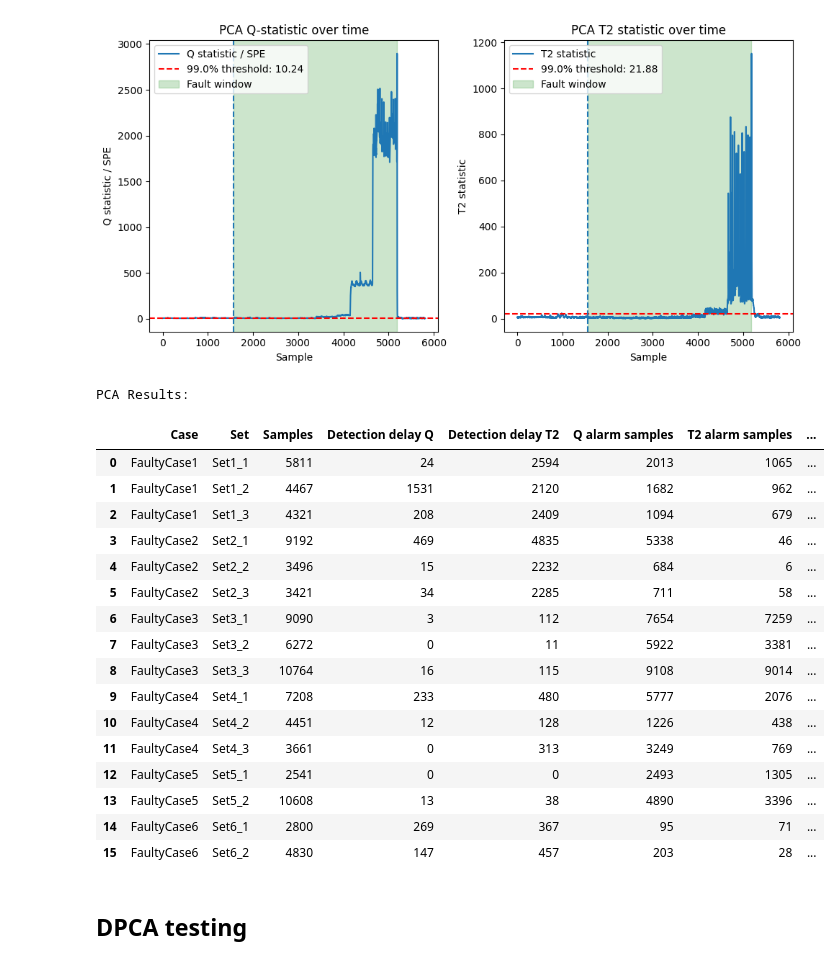
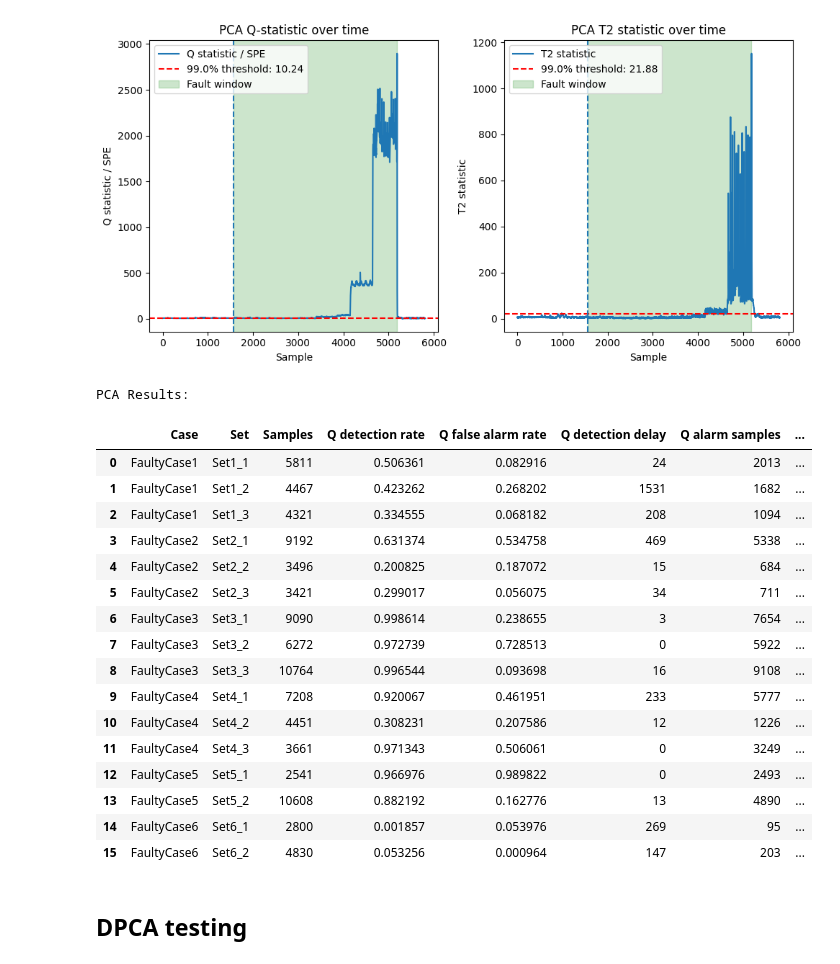
Before and after one commit to PeterAndersen-sdu/Fault-detection-project, a Jupyter notebook: main_with_scree_cumulative_variance_metrics.ipynb, the cells around one changed output. Drawn from its saved outputs; the diff is of its cells as text; code cells hidden in the pictures.

```diff
--- a/main_with_scree_cumulative_variance.ipynb
+++ b/main_with_scree_cumulative_variance_metrics.ipynb
@@ -727,58 +776,80 @@ PCA on Set1_1: Number of Q-statistic alarm samples: 2013 of 5811 samples
 PCA on Set1_1: Number of T2 statistic alarm samples: 1065 of 5811 samples
 [figure]
 # %%
-
 # PCA evaluation on all faulty/test sets.
 # Uses all fault windows and preserves sample index.
 
 pca_results = []
 
 for case_name, case_sets in zip(se_windows.keys(), fc_sets):
     for set_name, dataset in case_sets.items():
         X_fault = dataset.sensors
         windows = se_windows[case_name][set_name]
 
         Z_fault = pca_transform(X_fault, pca_model)
         q_fault = q_statistic(X_fault, Z_fault, pca_model)
         t2_fault = t2_statistic(Z_fault, pca_model)
 
         q_alarm_mask = (q_fault > threshold_q_pca).to_numpy()
         t2_alarm_mask = (t2_fault > threshold_t2_pca).to_numpy()
 
+        q_metrics = compute_detection_metrics(
+            q_alarm_mask,
+            windows,
+            q_fault.index,
+        )
+
+        t2_metrics = compute_detection_metrics(
+            t2_alarm_mask,
+            windows,
+            t2_fault.index,
+        )
+
         pca_results.append({
             "Case": case_name,
             "Set": set_name,
             "Samples": len(X_fault),
-            "Detection delay Q": first_detection_delay(q_alarm_mask, windows, q_fault.index),
-            "Detection delay T2": first_detection_delay(t2_alarm_mask, windows, t2_fault.index),
+
+            "Q detection rate": q_metrics["Detection rate"],
+            "Q false alarm rate": q_metrics["False alarm rate"],
+            "Q detection delay": q_metrics["Detection delay"],
             "Q alarm samples": int(np.sum(q_alarm_mask)),
+            "Q alarm samples in fault window": q_metrics["Alarm samples in fault window"],
+            "Q false alarm samples": q_metrics["False alarm samples"],
+
+            "T2 detection rate": t2_metrics["Detection rate"],
+            "T2 false alarm rate": t2_metrics["False alarm rate"],
+            "T2 detection delay": t2_metrics["Detection delay"],
             "T2 alarm samples": int(np.sum(t2_alarm_mask)),
-            "Q false alarms": count_false_alarms(q_alarm_mask, windows, q_fault.index),
-            "T2 false alarms": count_false_alarms(t2_alarm_mask, windows, t2_fault.index),
+            "T2 alarm samples in fault window": t2_metrics["Alarm samples in fault window"],
+            "T2 false alarm samples": t2_metrics["False alarm samples"],
+
+            "Fault samples": q_metrics["Fault samples"],
+            "Normal samples": q_metrics["Normal samples"],
         })
 
 pca_results_df = pd.DataFrame(pca_results)
 print("PCA Results:")
 pca_results_df
 # %% [output]
 PCA Results:
-|  | Case | Set | Samples | Detection delay Q | Detection delay T2 | Q alarm samples | T2 alarm samples | ... |
-| 0 | FaultyCase1 | Set1_1 | 5811 | 24 | 2594 | 2013 | 1065 | ... |
-| 1 | FaultyCase1 | Set1_2 | 4467 | 1531 | 2120 | 1682 | 962 | ... |
-| 2 | FaultyCase1 | Set1_3 | 4321 | 208 | 2409 | 1094 | 679 | ... |
-| 3 | FaultyCase2 | Set2_1 | 9192 | 469 | 4835 | 5338 | 46 | ... |
-| 4 | FaultyCase2 | Set2_2 | 3496 | 15 | 2232 | 684 | 6 | ... |
-| 5 | FaultyCase2 | Set2_3 | 3421 | 34 | 2285 | 711 | 58 | ... |
-| 6 | FaultyCase3 | Set3_1 | 9090 | 3 | 112 | 7654 | 7259 | ... |
-| 7 | FaultyCase3 | Set3_2 | 6272 | 0 | 11 | 5922 | 3381 | ... |
-| 8 | FaultyCase3 | Set3_3 | 10764 | 16 | 115 | 9108 | 9014 | ... |
-| 9 | FaultyCase4 | Set4_1 | 7208 | 233 | 480 | 5777 | 2076 | ... |
-| 10 | FaultyCase4 | Set4_2 | 4451 | 12 | 128 | 1226 | 438 | ... |
-| 11 | FaultyCase4 | Set4_3 | 3661 | 0 | 313 | 3249 | 769 | ... |
-| 12 | FaultyCase5 | Set5_1 | 2541 | 0 | 0 | 2493 | 1305 | ... |
-| 13 | FaultyCase5 | Set5_2 | 10608 | 13 | 38 | 4890 | 3396 | ... |
-| 14 | FaultyCase6 | Set6_1 | 2800 | 269 | 367 | 95 | 71 | ... |
-| 15 | FaultyCase6 | Set6_2 | 4830 | 147 | 457 | 203 | 28 | ... |
+|  | Case | Set | Samples | Q detection rate | Q false alarm rate | Q detection delay | Q alarm samples | ... |
+| 0 | FaultyCase1 | Set1_1 | 5811 | 0.506361 | 0.082916 | 24 | 2013 | ... |
+| 1 | FaultyCase1 | Set1_2 | 4467 | 0.423262 | 0.268202 | 1531 | 1682 | ... |
+| 2 | FaultyCase1 | Set1_3 | 4321 | 0.334555 | 0.068182 | 208 | 1094 | ... |
+| 3 | FaultyCase2 | Set2_1 | 9192 | 0.631374 | 0.534758 | 469 | 5338 | ... |
+| 4 | FaultyCase2 | Set2_2 | 3496 | 0.200825 | 0.187072 | 15 | 684 | ... |
+| 5 | FaultyCase2 | Set2_3 | 3421 | 0.299017 | 0.056075 | 34 | 711 | ... |
+| 6 | FaultyCase3 | Set3_1 | 9090 | 0.998614 | 0.238655 | 3 | 7654 | ... |
+| 7 | FaultyCase3 | Set3_2 | 6272 | 0.972739 | 0.728513 | 0 | 5922 | ... |
+| 8 | FaultyCase3 | Set3_3 | 10764 | 0.996544 | 0.093698 | 16 | 9108 | ... |
+| 9 | FaultyCase4 | Set4_1 | 7208 | 0.920067 | 0.461951 | 233 | 5777 | ... |
+| 10 | FaultyCase4 | Set4_2 | 4451 | 0.308231 | 0.207586 | 12 | 1226 | ... |
+| 11 | FaultyCase4 | Set4_3 | 3661 | 0.971343 | 0.506061 | 0 | 3249 | ... |
+| 12 | FaultyCase5 | Set5_1 | 2541 | 0.966976 | 0.989822 | 0 | 2493 | ... |
+| 13 | FaultyCase5 | Set5_2 | 10608 | 0.882192 | 0.162776 | 13 | 4890 | ... |
+| 14 | FaultyCase6 | Set6_1 | 2800 | 0.001857 | 0.053976 | 269 | 95 | ... |
+| 15 | FaultyCase6 | Set6_2 | 4830 | 0.053256 | 0.000964 | 147 | 203 | ... |
 # %%
 # # This plots Q and T2 statistics for all sets in all cases
 
```
Also changed, not shown: parts of 5 cells of this notebook.
